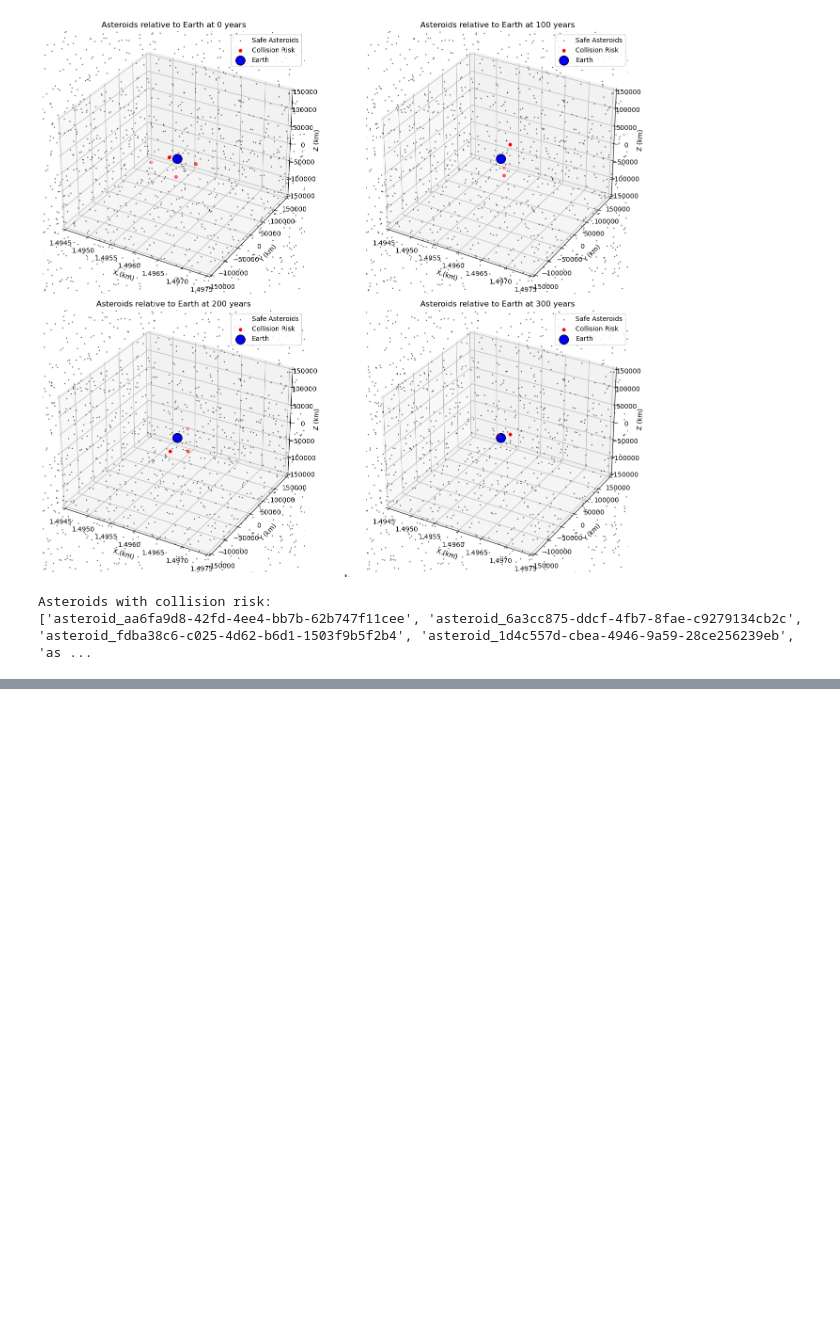
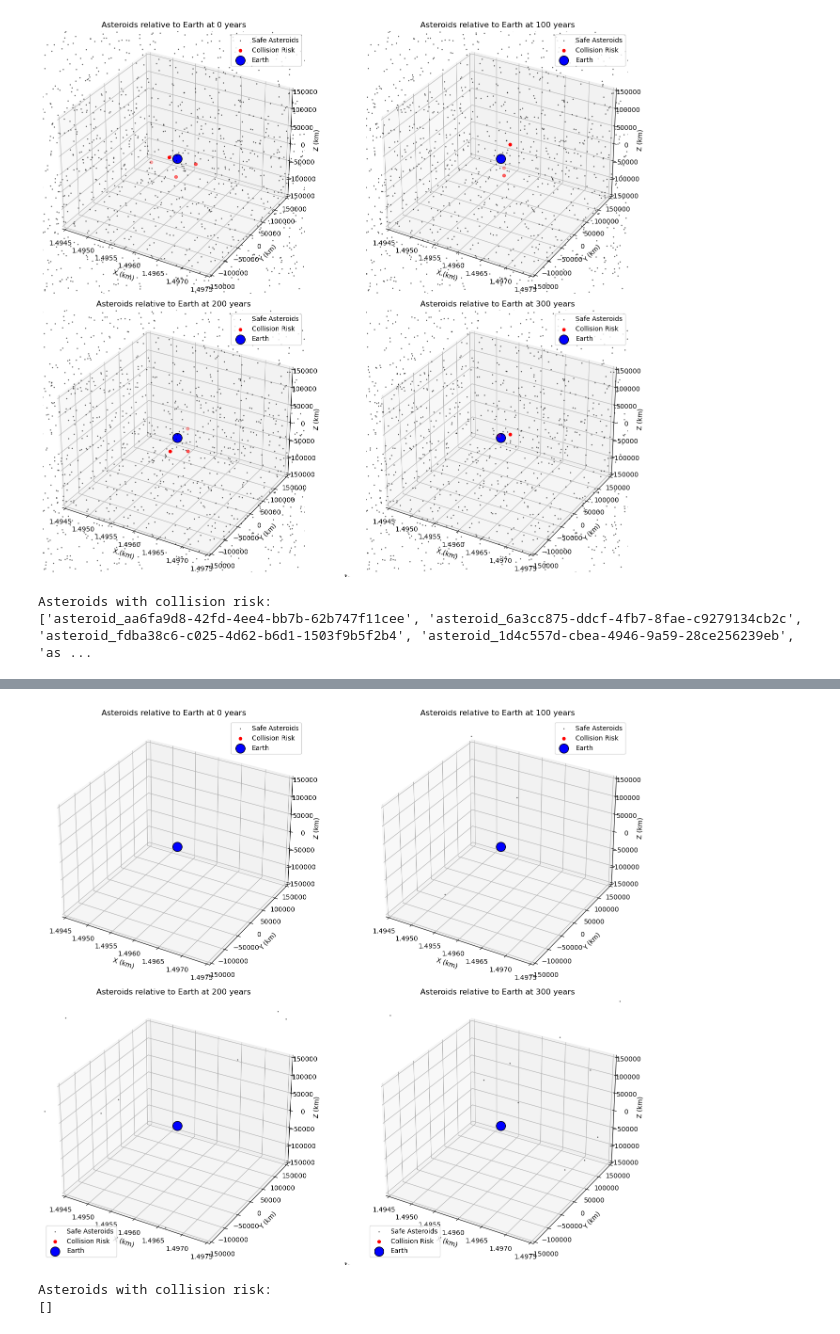
Before and after one commit to arnaudlagarde/TD4Groupe, a Jupyter notebook: app/viz.ipynb, the cells around one changed output, grey strips where cells are left out. Drawn from its saved outputs; the diff is of its cells as text; code cells hidden in the pictures; blank space fills up the shorter version.

```diff
--- a/app/viz.ipynb
+++ b/app/viz.ipynb
@@ -643,3 +643,80 @@ asteroid_cee87fce-9bf9-4ebc-979e-f6503c343a87               48961.38
 asteroid_5664b276-c544-4076-b7d7-9827a797474f               48998.80                        60  (149603772.58, -48611.84, -4851.66)   (-0.0, 0.0, 0.0)
 asteroid_240a7e67-5240-4dca-94ca-5f716665f532               49083.95                       230  (149598123.07, 42691.67, -24148.15)  (-0.0, -0.0, 0.0)
 asteroid_1d4c557d-cbea-4946-9a59-28ce256239eb               49681.14                         0  (149605315.73, -38162.47, 31362.15)  (-0.0, 0.0, -0.0)
+# %%
+import matplotlib.pyplot as plt
+from mpl_toolkits.mplot3d import Axes3D
+import pandas as pd
+import numpy as np
+import json
+
+# Load data
+with open('../data/asteroids_more_realistic.json', 'r') as file:
+    data = json.load(file)
+
+# Convert JSON data to DataFrame
+df = pd.DataFrame(data)
+
+# Extract position and velocity
+df['x'] = df['position'].map(lambda d: d['x'])
+df['y'] = df['position'].map(lambda d: d['y'])
+df['z'] = df['position'].map(lambda d: d['z'])
+df['vx'] = df['velocity'].map(lambda d: d['vx'])
+df['vy'] = df['velocity'].map(lambda d: d['vy'])
+df['vz'] = df['velocity'].map(lambda d: d['vz'])
+
+# Constants
+earth_x, earth_y, earth_z = 149600000.0, 0.0, 0.0
+seconds_in_year = 365.25 * 24 * 3600
+collision_threshold_km = 100000  # 50,000 km for collision risk
+
+# Time points to visualize (in years)
+time_points = [0, 100, 200, 300]
+
+# Initialize list to store asteroids with collision risk
+collision_risk_asteroids = []
+
+fig = plt.figure(figsize=(15, 12))
+
+for i, year in enumerate(time_points):
+    ax = fig.add_subplot(2, 2, i + 1, projection='3d')
+    # Calculate new positions
+    x_new = df['x'] + df['vx'] * year * seconds_in_year / 1000
+    y_new = df['y'] + df['vy'] * year * seconds_in_year / 1000
+    z_new = df['z'] + df['vz'] * year * seconds_in_year / 1000
+
+    # Distance to Earth
+    distance_to_earth = np.sqrt((x_new - earth_x)**2 + (y_new - earth_y)**2 + (z_new - earth_z)**2)
+    close_asteroids = distance_to_earth < collision_threshold_km
+
+    # Add close asteroids to the list
+    collision_ids = df.loc[close_asteroids, 'id'].tolist()
+    collision_risk_asteroids.extend(collision_ids)
+
+    # Plotting
+    ax.scatter(x_new[~close_asteroids], y_new[~close_asteroids], z_new[~close_asteroids], color='black', s=1, alpha=0.5, label='Safe Asteroids')
+    ax.scatter(x_new[close_asteroids], y_new[close_asteroids], z_new[close_asteroids], color='red', s=20, label='Collision Risk')
+    ax.scatter([earth_x], [earth_y], [earth_z], color='blue', s=200, edgecolor='black', label='Earth')  # Make Earth more visible
+
+    # Zoom in around Earth
+    zoom_range = 150000  # Adjust to ensure Earth is visible
+    ax.set_xlim(earth_x - zoom_range, earth_x + zoom_range)
+    ax.set_ylim(earth_y - zoom_range, earth_y + zoom_range)
+    ax.set_zlim(earth_z - zoom_range, earth_z + zoom_range)
+
+    ax.set_xlabel('X (km)')
+    ax.set_ylabel('Y (km)')
+    ax.set_zlabel('Z (km)')
+    ax.legend()
+    ax.set_title(f"Asteroids relative to Earth at {year} years")
+
+plt.tight_layout()
+plt.show()
+
+# Print the collision risk asteroids
+print("Asteroids with collision risk:")
+print(collision_risk_asteroids)
+# %% [output]
+[figure, added]
+Asteroids with collision risk:
+[]
```
Also changed, not shown: parts of 1 cell of this notebook, 8 other files.
